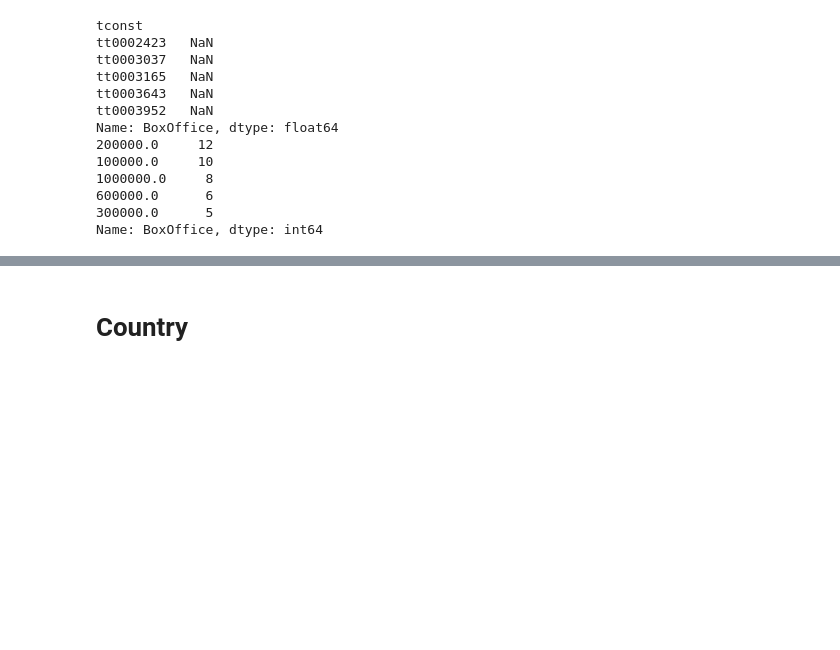
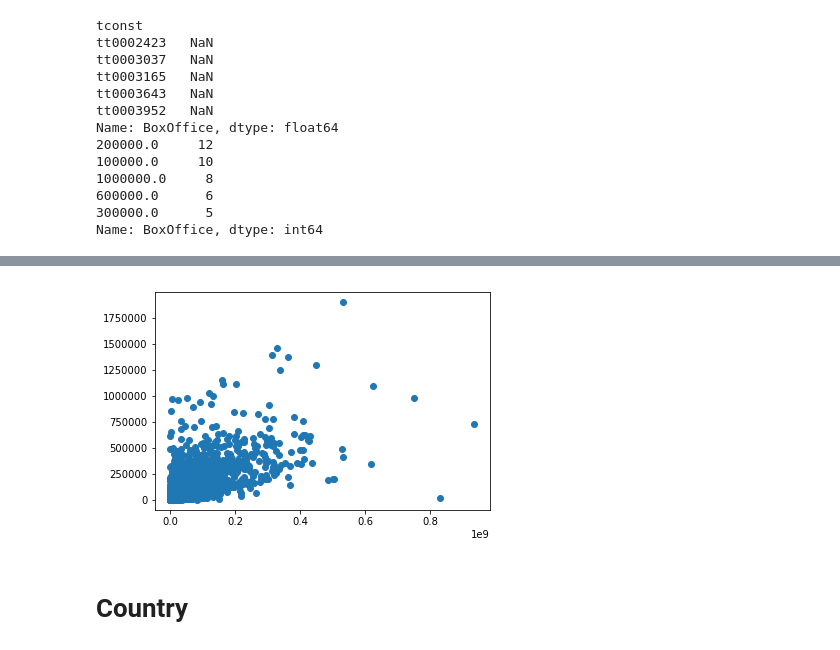
Before and after one commit to Coni63/webGL-movie, a Jupyter notebook: model/Concatenation.ipynb, the cells around one changed output, grey strips where cells are left out. Cells and saved outputs as stored; diff of their text form; code cells hidden in the pictures; blank space fills up the shorter version.

```diff
--- a/model/Concatenation.ipynb
+++ b/model/Concatenation.ipynb
@@ -186,3 +189,10 @@ final.BoxOffice = final.BoxOffice.apply(extract_BO)
+# %%
+final.loc[final.BoxOffice > 1e9, "BoxOffice"] = np.NaN
+# %%
+plt.scatter(final.BoxOffice, final.numVotes)
+plt.show()
+# %% [output]
+[figure, added]
 # %% [markdown]
 # Country
 # %%
```
Also changed, not shown: parts of 25 cells of this notebook, 1 other file.
